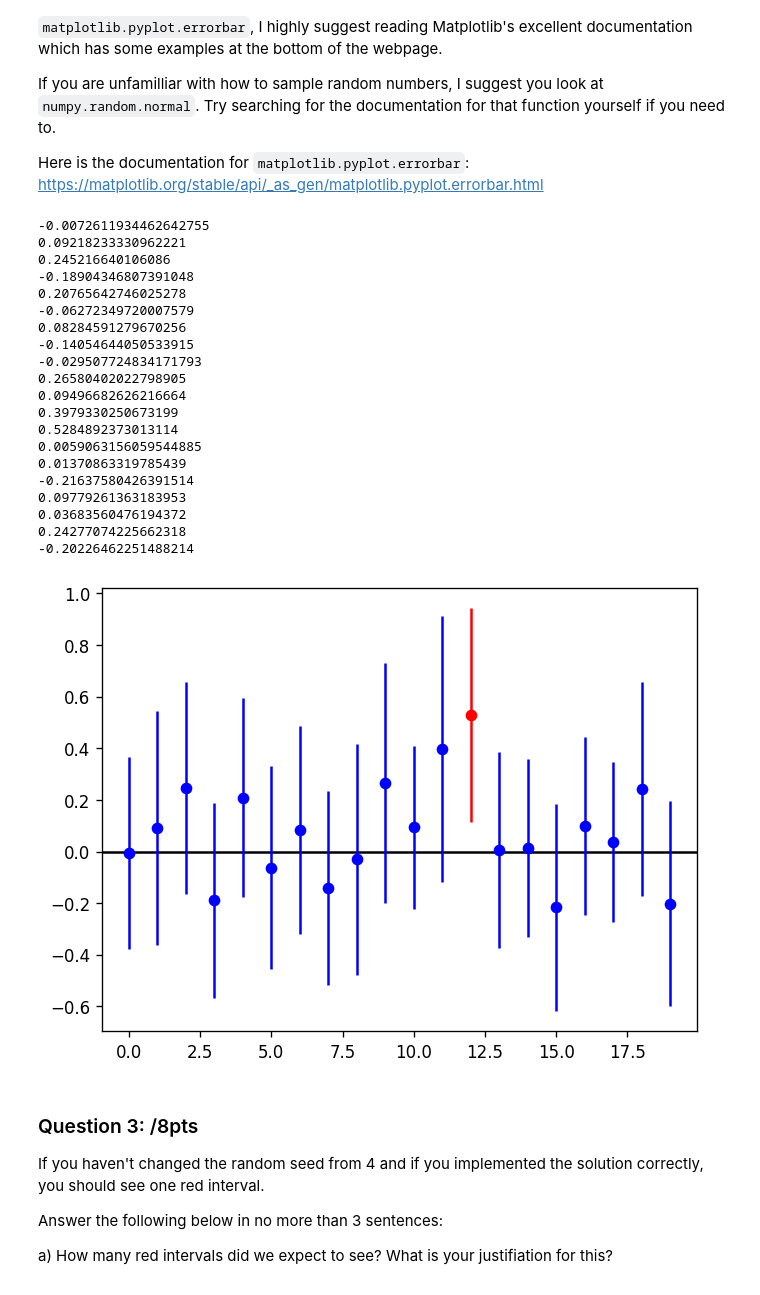
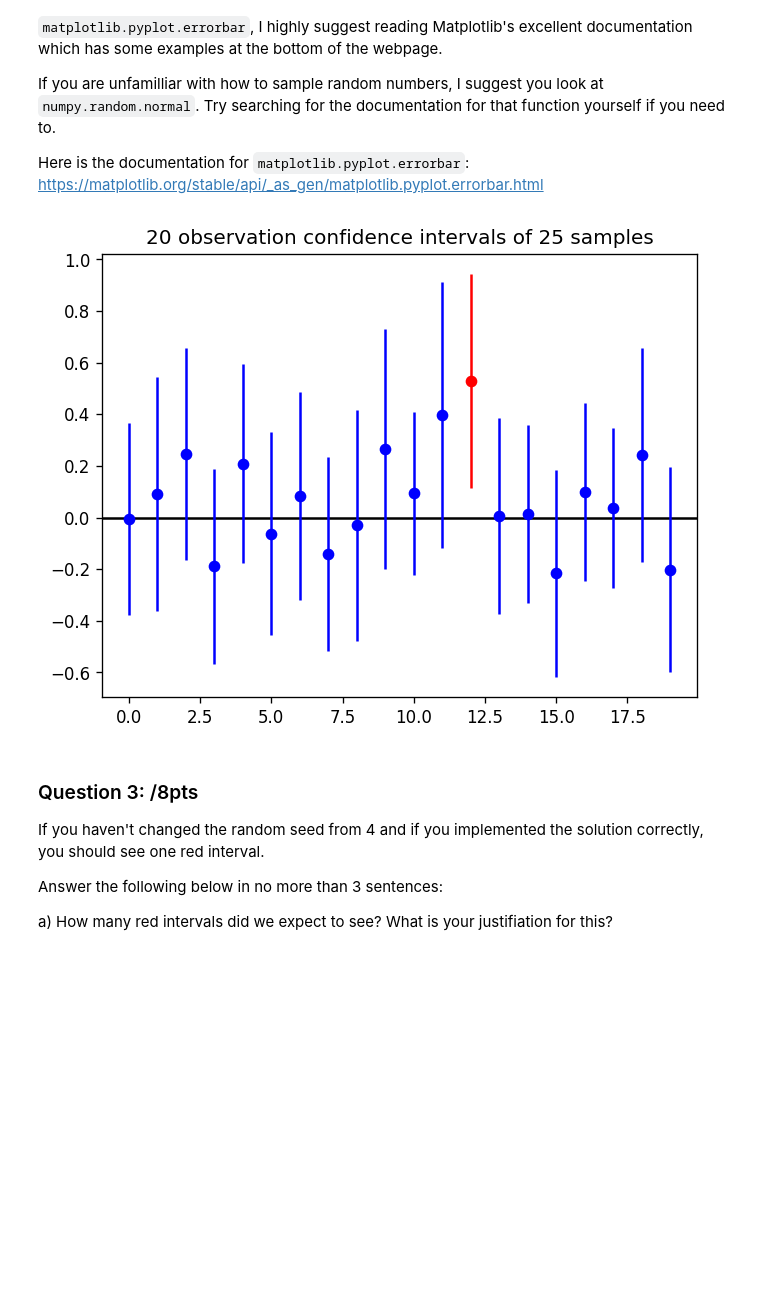
Before and after one commit to funkysung/Intro-to-machine-learning, a Jupyter notebook: assignment4/Assignment_4.ipynb, the cells around one changed output. Cells and saved outputs as stored; diff of their text form; code cells hidden in the pictures; blank space fills up the shorter version.

Commit message:
- finalised written question -labelled and formatted the graphs

```diff
--- a/assignment4/Assignment_4.ipynb
+++ b/assignment4/Assignment_4.ipynb
@@ -69,56 +69,37 @@ def ci_simulation():
 
     # Create the figure.
     fig, ax = plt.subplots(dpi = 120)
+    plt.title('20 observation confidence intervals of 25 samples')
 
     # If the interval crosses this line, it should be blue, else red.
     ax.axhline(0, color = 'k')
 
     # Do the following 20 times
     for i in range(20):
 
         #Draw 25 observations from a standard normal
         observations = np.random.normal(size=25)
 
         # Compute what we need for the CI, namely the mean and the bounds
         mu, bounds = confidence_interval(observations)
-        print(mu)
+        #print(mu)
 
         # color should be blue if it crosses the black line
         color = 'blue'
         if (min(bounds)>0)|(max(bounds)<0):
             # but in the case it does not, turn it red
             color = 'red'
 
         # Need to get the length of the interval from bounds
         interval_len = 1.0/2*(bounds[1] - bounds[0])
         ax.errorbar(i, mu, yerr=interval_len, color = color, fmt = 'o')
 
     # This function does not have to return anything
     return None
 
 ci_simulation()
 # %% [output]
--0.0072611934462642755
-0.09218233330962221
-0.245216640106086
--0.18904346807391048
-0.20765642746025278
--0.06272349720007579
-0.08284591279670256
--0.14054644050533915
--0.029507724834171793
-0.26580402022798905
-0.09496682626216664
-0.3979330250673199
-0.5284892373013114
-0.0059063156059544885
-0.01370863319785439
--0.21637580426391514
-0.09779261363183953
-0.03683560476194372
-0.24277074225662318
--0.20226462251488214
-[figure, old version]
+[figure, new version]
 # %% [markdown]
 ### Question 3: /8pts
 
```
Also changed, not shown: parts of 5 cells of this notebook.
